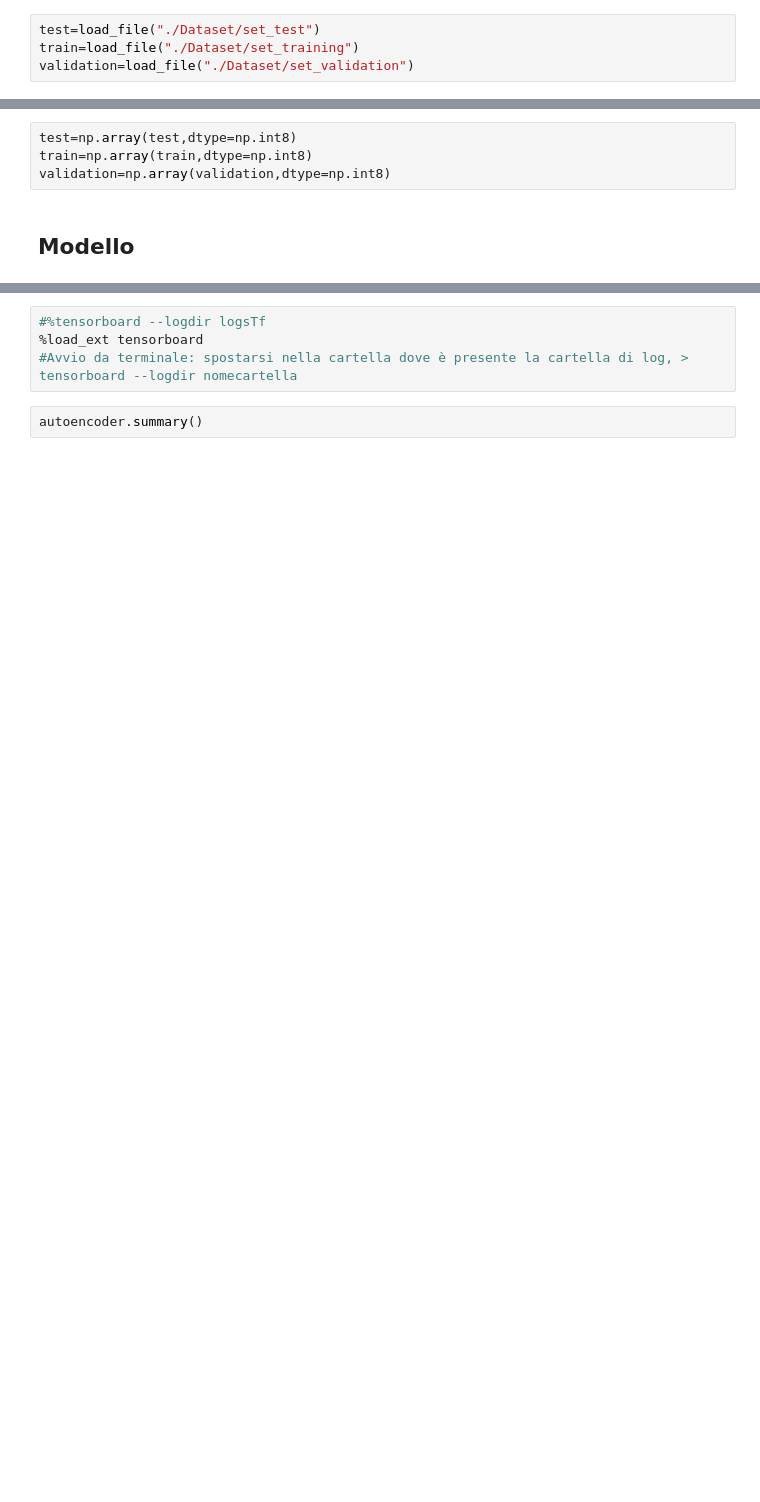
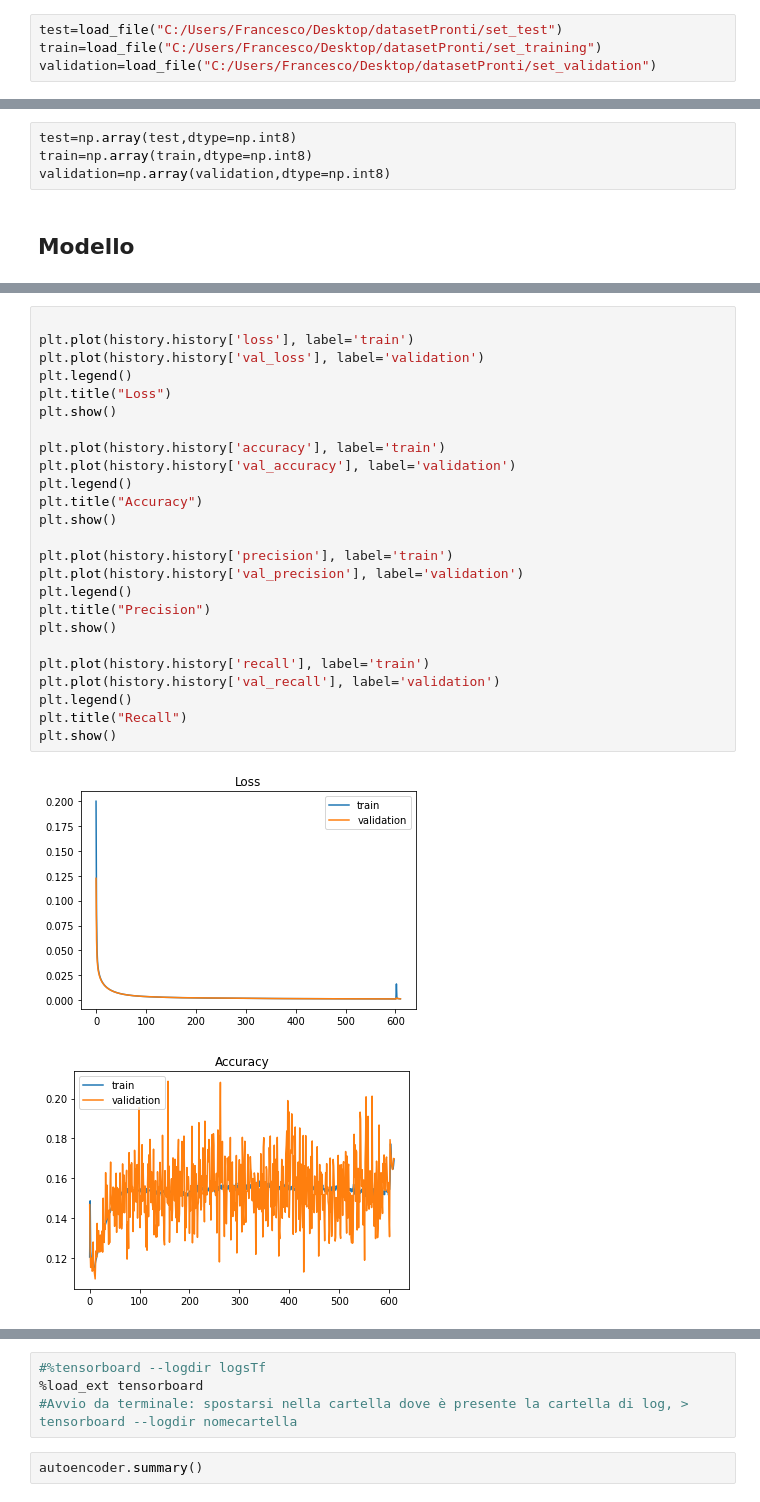
Before and after one commit to 0xfrossi/Deep_Learning_state_reconstructor, a Jupyter notebook: AutoencoderJupV2.ipynb, the cells around one changed output, grey strips where cells are left out. Cells and saved outputs as stored; diff of their text form; blank space fills up the shorter version.

```diff
--- a/AutoencoderJupV2.ipynb
+++ b/AutoencoderJupV2.ipynb
@@ -74,6 +28,6 @@ def build_all_vectors1x340(dict, plans_list):
 # %% [markdown]
 ### Caricamento dataset statici
 # %%
-test=load_file("./Dataset/set_test")
-train=load_file("./Dataset/set_training")
-validation=load_file("./Dataset/set_validation")
+test=load_file("C:/Users/Francesco/Desktop/datasetPronti/set_test")
+train=load_file("C:/Users/Francesco/Desktop/datasetPronti/set_training")
+validation=load_file("C:/Users/Francesco/Desktop/datasetPronti/set_validation")
@@ -128,3 +93,31 @@ autoencoder.fit(x=train,y=train, epochs=500,batch_size=300000, validation_data=(
                       )
 
  #Gardare i risulati delle metriche su tensorbord
+# %%
+
+plt.plot(history.history['loss'], label='train')
+plt.plot(history.history['val_loss'], label='validation')
+plt.legend()
+plt.title("Loss")
+plt.show()
+
+plt.plot(history.history['accuracy'], label='train')
+plt.plot(history.history['val_accuracy'], label='validation')
+plt.legend()
+plt.title("Accuracy")
+plt.show()
+
+plt.plot(history.history['precision'], label='train')
+plt.plot(history.history['val_precision'], label='validation')
+plt.legend()
+plt.title("Precision")
+plt.show()
+
+plt.plot(history.history['recall'], label='train')
+plt.plot(history.history['val_recall'], label='validation')
+plt.legend()
+plt.title("Recall")
+plt.show()
+# %% [output]
+[figure, added]
+[figure, added]
```
Also changed, not shown: parts of 10 cells of this notebook, 40 other files.
